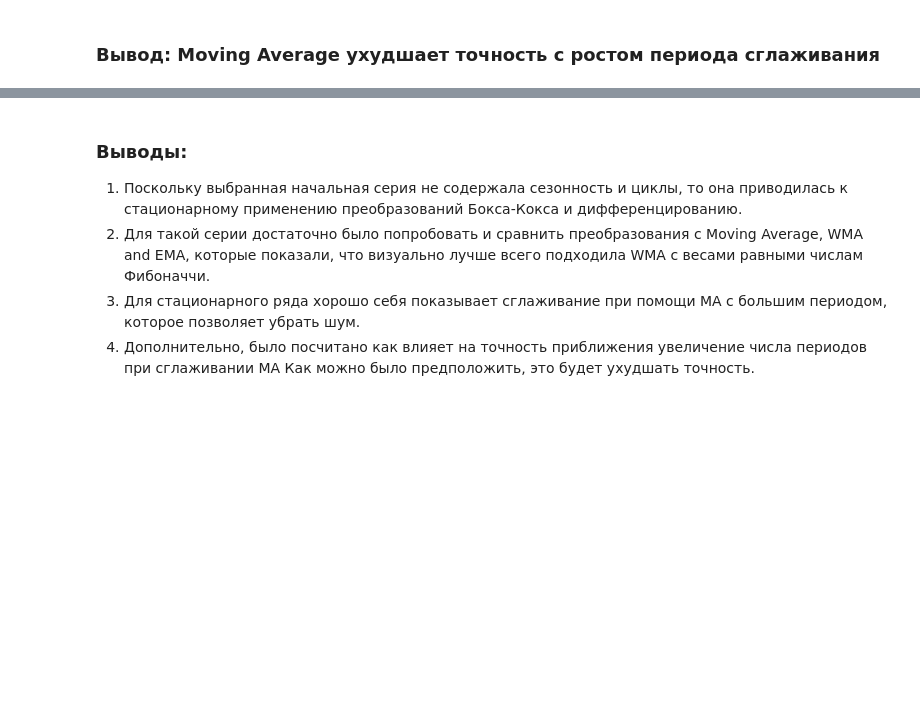
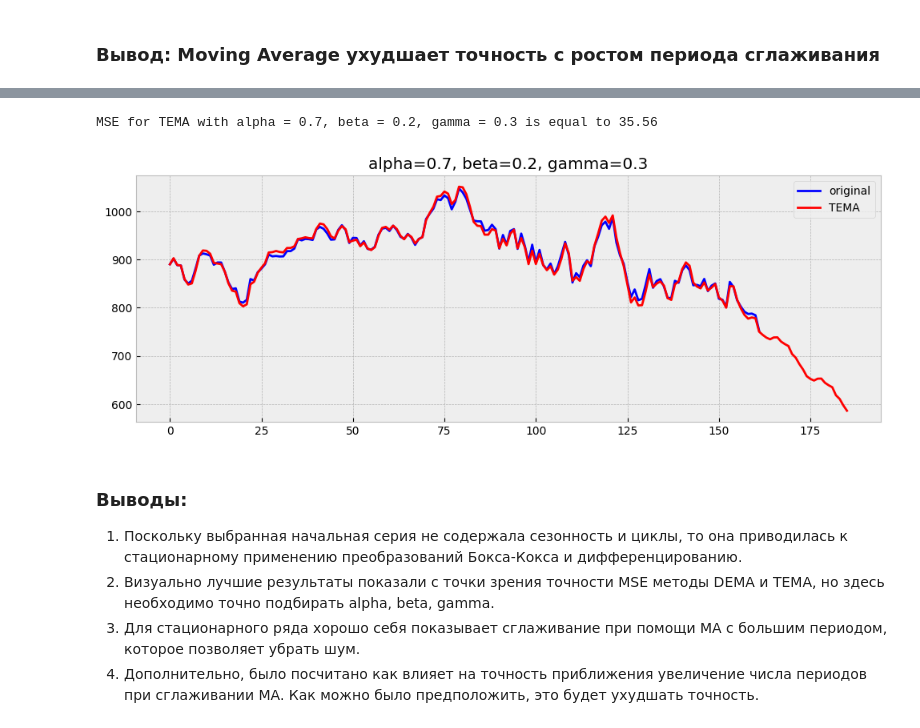
Before and after one commit to Super1305/Claissic-Machine-Learning, a Jupyter notebook: IG_smoothing_time_series.ipynb, the cells around one changed output, grey strips where cells are left out. Saved outputs shown, nothing was run; the diff lists cells and outputs as text; code cells hidden in the pictures; blank space fills up the shorter version.

```diff
--- a/IG_smoothing_time_series.ipynb
+++ b/IG_smoothing_time_series.ipynb
@@ -125,0 +168,3 @@ with plt.style.context('bmh'):
+# %%
+def initial_trend(series, season_len):
+    return sum([float(series[i + season_len] - series[i]) / season_len]) / season_len
@@ -126,6 +186,41 @@ with plt.style.context('bmh'):
+# %%
+def triple_exponential_smoothing(series, slen, alpha, beta, gamma, n_preds):
+    result = []
+    seasonals = initial_seasonal_components(series, slen)
+    for i in range(len(series)+n_preds):
+        if i == 0: # initial values
+            smooth = series[0]
+            trend = initial_trend(series, slen)
+            result.append(series[0])
+            continue
+        if i >= len(series): # we are forecasting
+            m = i - len(series) + 1
+            result.append((smooth + m*trend) + seasonals[i%slen])
+        else:
+            val = series[i]
+            last_smooth, smooth = smooth, alpha*(val-seasonals[i%slen]) + (1-alpha)*(smooth+trend)
+            trend = beta * (smooth-last_smooth) + (1-beta)*trend
+            seasonals[i%slen] = gamma*(val-smooth) + (1-gamma)*seasonals[i%slen]
+            result.append(smooth+trend+seasonals[i%slen])
+    return result
+# %%
+def plot_tema(alpha, beta, gamma, ser, ser_to_plot, n_preds=24):
+    tema = triple_exponential_smoothing(ser, 12, alpha, beta, gamma, n_preds)
+    with plt.style.context('bmh'):
+        plt.figure(figsize=(12, 4))
+        plt.plot(ser_to_plot, color='blue',label='original')
+        plt.plot(tema, color='red', linewidth='2', label='TEMA')
+        print(f'MSE for TEMA with alpha = {alpha}, beta = {beta}, gamma = {gamma} is equal to {mean_squared_error(ser_to_plot, tema[:162]):.2f}')
+        plt.title("alpha={}, beta={}, gamma={}".format(alpha, beta, gamma))
+        plt.legend()
+# %%
+plot_tema(0.7, 0.2, 0.3, none_stationary_series, none_stationary_series)
+# %% [output]
+MSE for TEMA with alpha = 0.7, beta = 0.2, gamma = 0.3 is equal to 35.56
+[figure, added]
 # %% [markdown]
 ### **Выводы:**
 1. Поскольку выбранная начальная серия не содержала сезонность и циклы, то она приводилась к стационарному применению преобразований Бокса-Кокса и дифференцированию.
-2. Для такой серии достаточно было попробовать и сравнить преобразования с Moving Average, WMA and EMA, которые показали, что визуально лучше всего подходила WMA с весами равными числам Фибоначчи.
+2. Визуально лучшие результаты показали с точки зрения точности MSE методы DEMA и TEMA, но здесь необходимо точно подбирать alpha, beta, gamma.
 3. Для стационарного ряда хорошо себя показывает сглаживание при помощи MA с большим периодом, которое позволяет убрать шум.
-4. Дополнительно, было посчитано как влияет на точность приближения увеличение числа периодов при сглаживании MA Как можно было предположить, это будет ухудшать точность.
+4. Дополнительно, было посчитано как влияет на точность приближения увеличение числа периодов при сглаживании MA. Как можно было предположить, это будет ухудшать точность.
```
Also changed, not shown: parts of 7 cells of this notebook.
